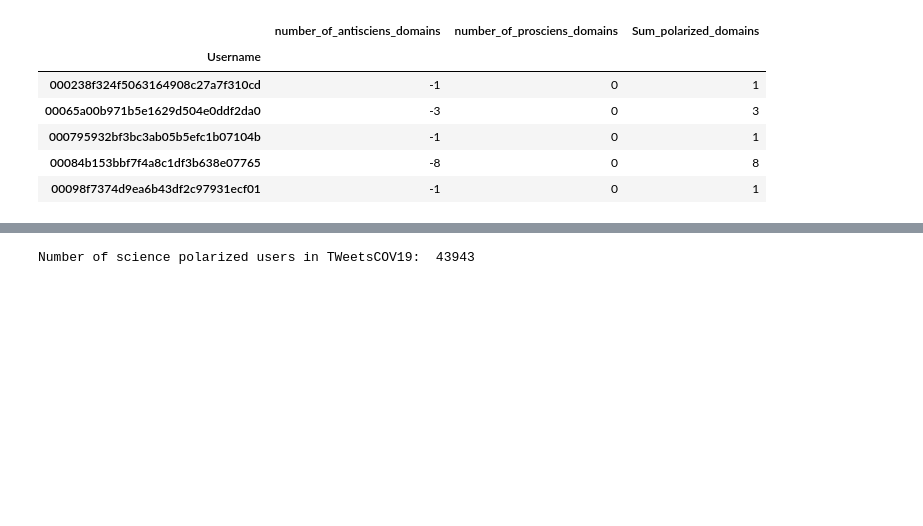
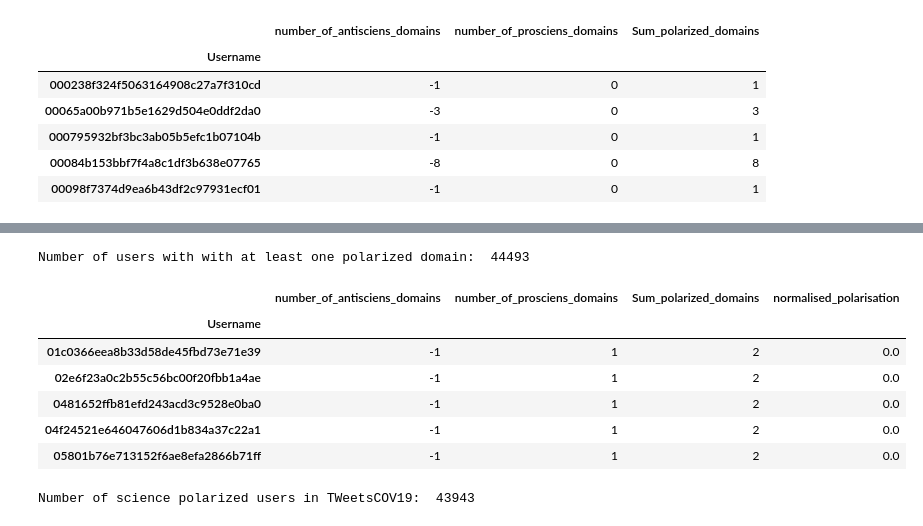
Before and after one commit to MoSamani/Deleted-Tweets, a Jupyter notebook: user_polarisiation/calculation_science_polarisation.ipynb, the cells around one changed output, grey strips where cells are left out. Saved outputs shown, nothing was run; the diff lists cells and outputs as text; code cells hidden in the pictures; blank space fills up the shorter version.

```diff
--- a/user_polarisiation/calculation_science_polarisation.ipynb
+++ b/user_polarisiation/calculation_science_polarisation.ipynb
@@ -233,6 +233,22 @@ df_tweetscov19_unique_user[df_tweetscov19_unique_user['number_of_antisciens_doma
 | 0013aaa4da0461c58d0b1306af75af02 | -16 | 5 | 21 | -0.52381 |
 | 00231111ddf5695458a1354b2dba79e3 | -3 | 0 | 3 | -1.00000 |
 | 0023797612d9ad76ffd7024c324c499c | -7 | 0 | 7 | -1.00000 |
+# %%
+users_with_with_atleast_one_polarized_domain = df_tweetscov19_unique_user[df_tweetscov19_unique_user['Sum_polarized_domains']>0]
+
+print('Number of users with with at least one polarized domain: ',users_with_with_atleast_one_polarized_domain.shape[0])
+# %% [output]
+Number of users with with at least one polarized domain:  44493
+# %%
+users_with_with_atleast_one_polarized_domain[users_with_with_atleast_one_polarized_domain['normalised_polarisation'] == 0].head()
+# %% [output]
+|  | number_of_antisciens_domains | number_of_prosciens_domains | Sum_polarized_domains | normalised_polarisation |
+| Username |  |  |  |  |
+| 01c0366eea8b33d58de45fbd73e71e39 | -1 | 1 | 2 | 0.0 |
+| 02e6f23a0c2b55c56bc00f20fbb1a4ae | -1 | 1 | 2 | 0.0 |
+| 0481652ffb81efd243acd3c9528e0ba0 | -1 | 1 | 2 | 0.0 |
+| 04f24521e646047606d1b834a37c22a1 | -1 | 1 | 2 | 0.0 |
+| 05801b76e713152f6ae8efa2866b71ff | -1 | 1 | 2 | 0.0 |
 # %%
 df_tweetscov19_unique_user_without_zero_polarisation = df_tweetscov19_unique_user[df_tweetscov19_unique_user['normalised_polarisation'] != 0]
 # %%
```
Also changed, not shown: parts of 4 cells of this notebook, 3 other files.
